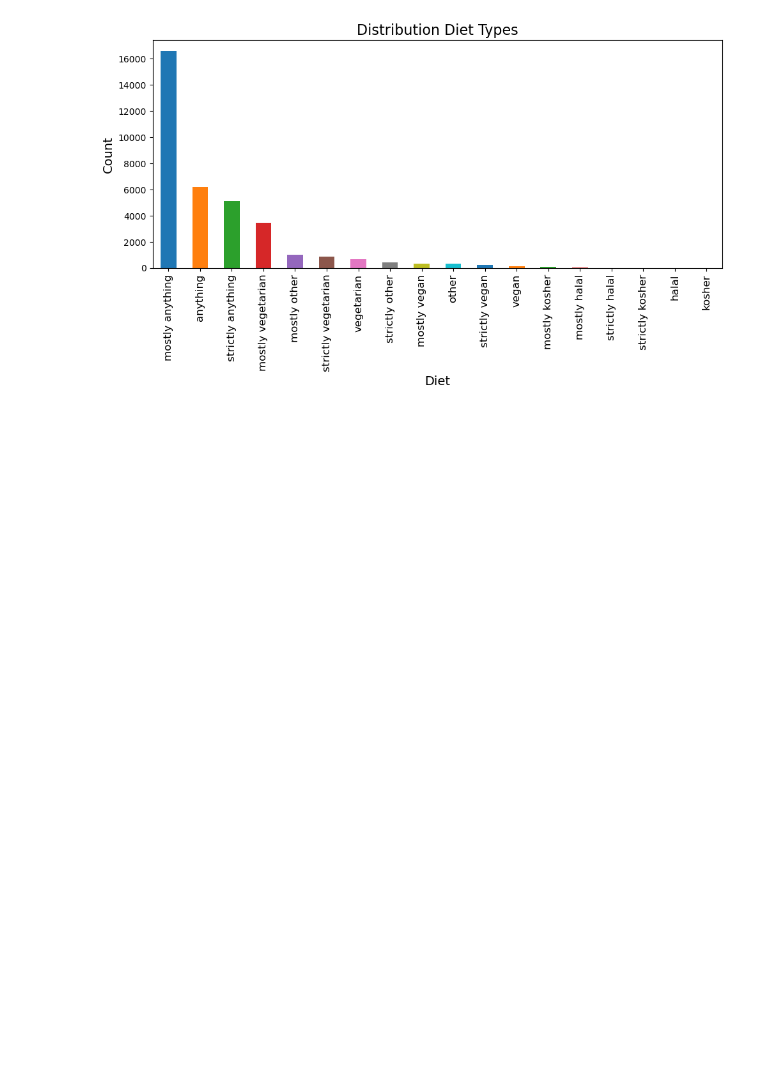
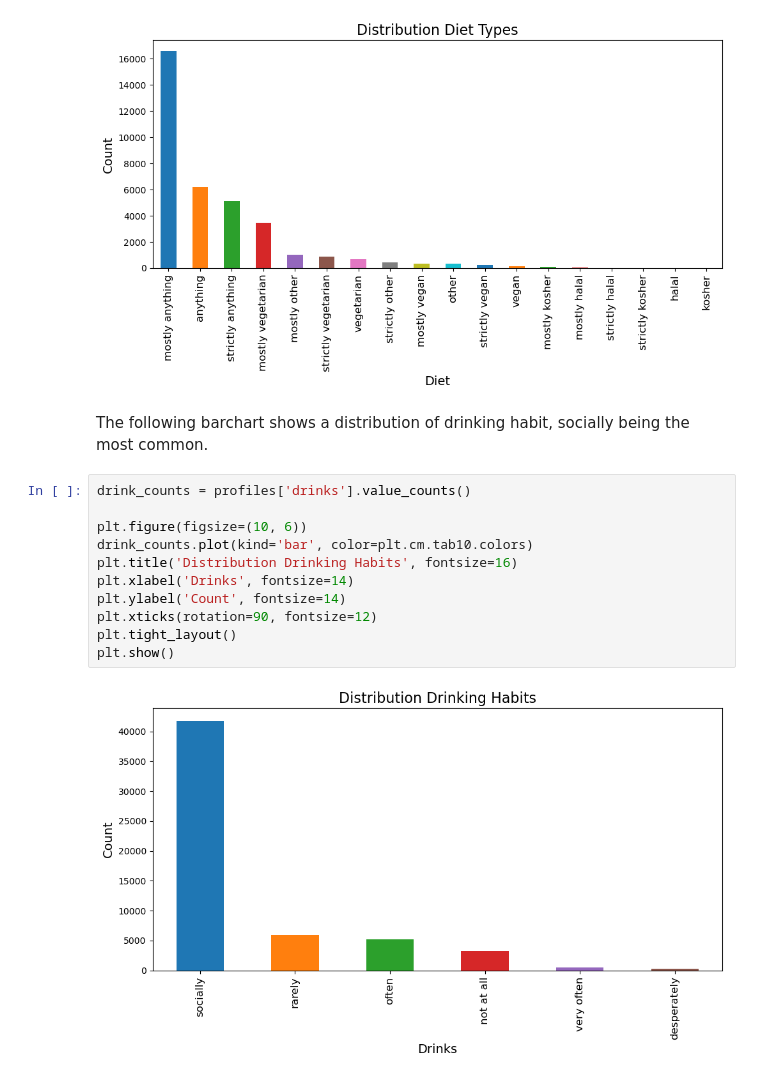
Before and after one commit to Kyloni417/OkCupid-Date-a-Scientist, a Jupyter notebook: date-a-scientist.ipynb, the cells around one changed output. Cells and saved outputs as stored; diff of their text form; blank space fills up the shorter version.

Commit message:
More barcharts of discrete variables
Drinking, Drug, Education, Job, Offspring, and Sexual Orientation

```diff
--- a/date-a-scientist.ipynb
+++ b/date-a-scientist.ipynb
@@ -315,3 +317,18 @@ plt.tight_layout()
 plt.show()
 # %% [output]
 [figure]
+# %% [markdown]
+The following barchart shows a distribution of drinking habit, socially being the most common.
+# %%
+drink_counts = profiles['drinks'].value_counts()
+
+plt.figure(figsize=(10, 6))
+drink_counts.plot(kind='bar', color=plt.cm.tab10.colors)
+plt.title('Distribution Drinking Habits', fontsize=16)
+plt.xlabel('Drinks', fontsize=14)
+plt.ylabel('Count', fontsize=14)
+plt.xticks(rotation=90, fontsize=12)
+plt.tight_layout()
+plt.show()
+# %% [output]
+[figure, added]
```
Also changed, not shown: parts of 17 cells of this notebook.
